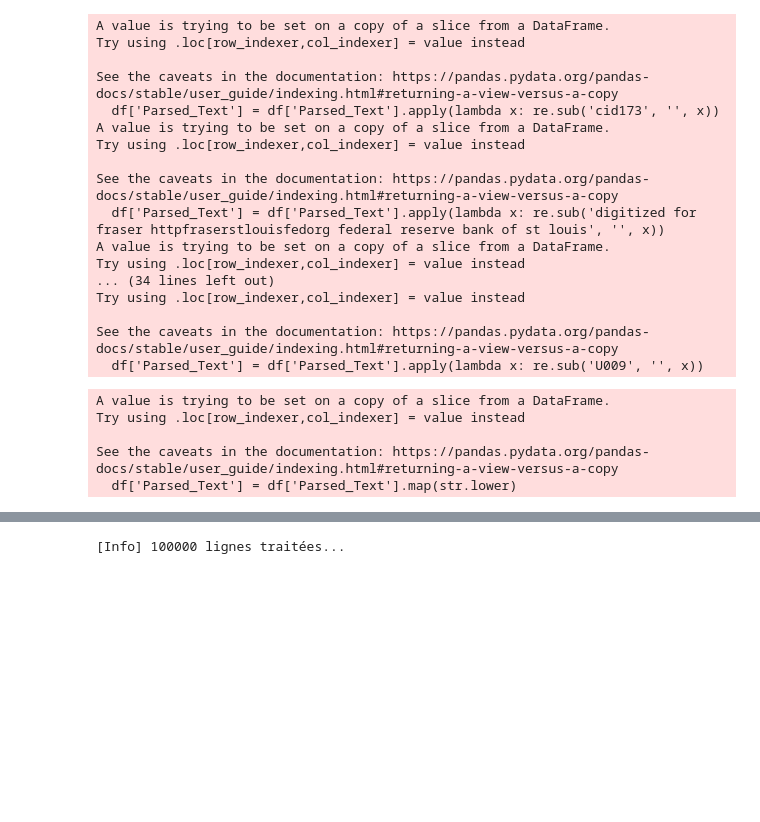
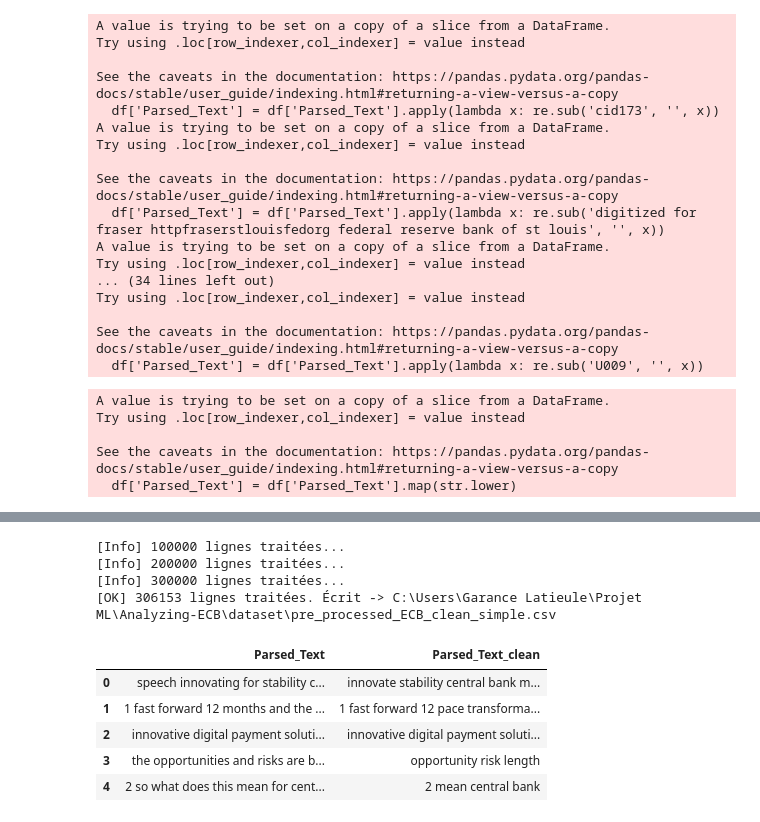
Before and after one commit to garance-lat/Analyzing-ECB, a Jupyter notebook: dataset/pre_process_ECB.ipynb, the cells around one changed output, grey strips where cells are left out. Cells and saved outputs as stored; diff of their text form; code cells hidden in the pictures; blank space fills up the shorter version.

```diff
--- a/dataset/pre_process_ECB.ipynb
+++ b/dataset/pre_process_ECB.ipynb
@@ -238,14 +216,50 @@ pd.read_csv(savepath, nrows=5)
 # %% [markdown]
 # One-cell cleaner (stdlib only): stopwords + boilerplate + months/days + artifacts
 # Protects economic vocabulary & negations; optional simple lemmatization; streams CSV.
+#
+# === Academic Justification ===
+#
+# ▸ Motivation:
+#   Removing highly frequent or non-informative tokens is a standard step in text mining
+#   to reduce dimensionality and emphasize discriminative terms.
+#
+# ▸ Information Retrieval (IR) foundation:
+#   - Words with very high document frequency (DF) contribute little to discriminating
+#     documents (Luhn, 1958; Salton & Buckley, 1988; Robertson, 2004).
+#   - TF–IDF is built on this principle; removing these tokens explicitly reduces noise.
+#
+# ▸ Boilerplate & ceremonial language:
+#   - Speech openings, greetings, job titles, and institutional phrases add structure but
+#     little semantic value. Removing them improves retrieval precision and topic modeling
+#     (Kohlschütter et al., 2010, *WWW*).
+#
+# ▸ Financial-domain adaptation:
+#   - Generic stoplists are unreliable for finance because they remove domain-relevant words.
+#     Therefore, we keep quantitative expressions and financial terms (Loughran & McDonald, 2011).
+#
+# ▸ Sentiment and FinBERT compatibility:
+#   - Negations (“not”, “never”) must be preserved since they invert sentiment polarity
+#     (Pang & Lee, 2008; Wiegand et al., 2010).
+#   - Numeric data carry key economic information (growth rates, inflation, etc.) and should
+#     not be removed (Chen et al., 2021, *FinBERT*).
+#
+# ▸ Linguistic normalization:
+#   - Light lemmatization consolidates inflected forms without aggressive stemming,
+#     improving token consistency while maintaining interpretability (Manning et al., 2008).
+#
+# ▸ In short:
+#   This stoplist targets high-frequency grammatical and rhetorical words, as well as
+#   ECB-specific boilerplate, while protecting negations, numbers, and economic vocabulary.
+#   The goal is to enhance statistical and semantic signal quality for TF–IDF weighting
+#   and FinBERT inference..
 
 # %%
 import csv, re, sys
 from typing import Iterable, Set, Optional
 
 # ===================== 1) PARAMÈTRES À ADAPTER =====================
-IN_CSV  = r"C:\Users\Garance Latieule\analyzing ECB\Analyzing-ECB\dataset\pre_processed_ECB.csv"
-OUT_CSV = r"C:\Users\Garance Latieule\analyzing ECB\Analyzing-ECB\dataset\pre_processed_ECB_clean_simple.csv"
+IN_CSV  = r"C:\Users\Garance Latieule\Projet ML\Analyzing-ECB\dataset\pre_processed_ECB.csv"
+OUT_CSV = r"C:\Users\Garance Latieule\Projet ML\Analyzing-ECB\dataset\pre_processed_ECB_clean_simple.csv"
 TEXT_COL = "Parsed_Text"      # colonne texte; None = auto-détection (Parsed_Text/contents/text/sentence)
 NEW_COL  = "Parsed_Text_clean"
 KEEP_NUMBERS = True           # garder les nombres (2, 2027, t2s…)
@@ -455,35 +469,42 @@ def process_csv(in_csv: str, out_csv: str, text_col: Optional[str] = "Parsed_Tex
         if new_col not in fields: fields.append(new_col)
 
         with open(out_csv, "w", newline="", encoding="utf-8") as fout:
             writer = csv.DictWriter(fout, fieldnames=fields)
             writer.writeheader()
             for row in reader:
                 raw = row.get(text_col, "") or ""
                 row[new_col] = clean_sentence(raw, stopset=FINAL_STOP,
                                               keep_numbers=keep_numbers, use_lemma=use_lemma)
                 writer.writerow(row); n += 1
                 if n % 100000 == 0: print(f"[Info] {n} lignes traitées...")
     return n
 
 # ===================== 4) RUN =====================
 n_lines = process_csv(
     IN_CSV, OUT_CSV,
     text_col=TEXT_COL, new_col=NEW_COL,
     keep_numbers=KEEP_NUMBERS, use_lemma=USE_LEMMA
 )
 print(f"[OK] {n_lines} lignes traitées. Écrit -> {OUT_CSV}")
 
 # (Option) petit aperçu des 5 premières lignes nettoyées (si ton CSV n'est pas énorme)
 try:
     import pandas as pd
     preview = pd.read_csv(OUT_CSV, nrows=5)
     display(preview[[c for c in [TEXT_COL, NEW_COL] if c in preview.columns]])
 except Exception:
     pass
-
-#4min44S
 # %% [output]
 [Info] 100000 lignes traitées...
+[Info] 200000 lignes traitées...
+[Info] 300000 lignes traitées...
+[OK] 306153 lignes traitées. Écrit -> C:\Users\Garance Latieule\Projet ML\Analyzing-ECB\dataset\pre_processed_ECB_clean_simple.csv
+|  | Parsed_Text | Parsed_Text_clean |
+| 0 | speech innovating for stability c... | innovate stability central bank m... |
+| 1 | 1 fast forward 12 months and the ... | 1 fast forward 12 pace transforma... |
+| 2 | innovative digital payment soluti... | innovative digital payment soluti... |
+| 3 | the opportunities and risks are b... | opportunity risk length |
+| 4 | 2 so what does this mean for cent... | 2 mean central bank |
 # %%
 
 savepath_bis = r'C:\Users\Garance Latieule\analyzing ECB\Analyzing-ECB\dataset\pre_processed_ECB_clean_simple.csv'
```
Also changed, not shown: parts of 10 cells of this notebook.
